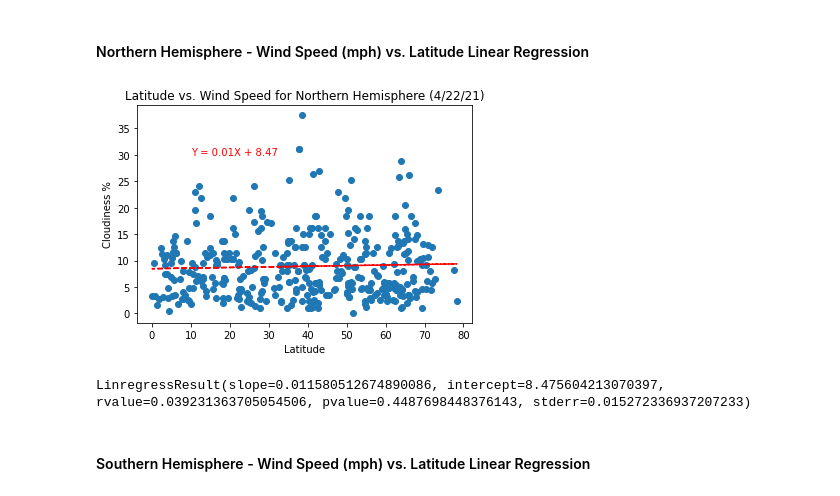
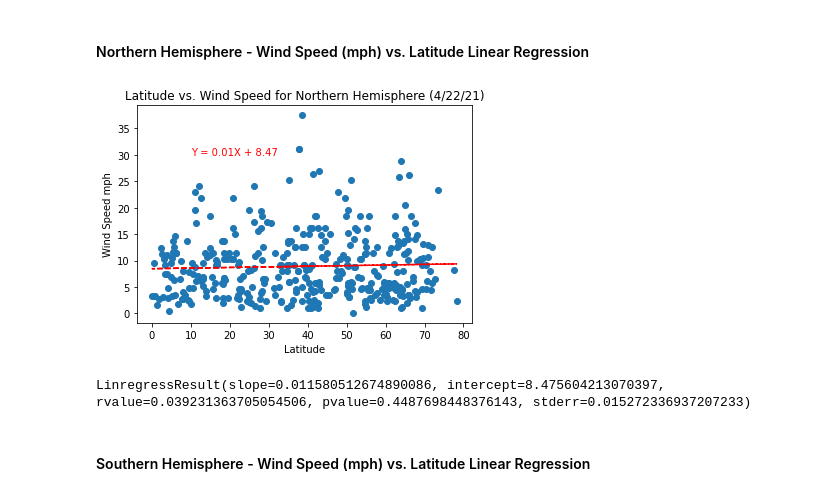
Before and after one commit to jconcha56429/python-api-challenge, a Jupyter notebook: WeatherPy/WeatherPy.ipynb, the cells around one changed output. Saved outputs shown, nothing was run; the diff lists cells and outputs as text; code cells hidden in the pictures.

```diff
--- a/WeatherPy/WeatherPy.ipynb
+++ b/WeatherPy/WeatherPy.ipynb
@@ -374,17 +357,17 @@ LinregressResult(slope=0.145072938467941, intercept=58.4066364038976, rvalue=0.0
 # %%
 n_wspeed = north_hemi.iloc[:,6]
 vc_slope, vc_int, vc_r, vc_p, vc_std_err = linregress(n_lat, n_wspeed)
 vc_fit = vc_slope * n_lat + vc_int
 plt.scatter(n_lat,n_wspeed)
 plt.plot(n_lat,vc_fit,'--',color='red')
 plt.title('Latitude vs. Wind Speed for Northern Hemisphere (4/22/21)')
 plt.text(10,30,'Y = 0.01X + 8.47',color = 'red')
 plt.xlabel('Latitude')
-plt.ylabel('Cloudiness %')
+plt.ylabel('Wind Speed mph')
 plt.show()
 linregress(n_lat,n_wspeed)
 # %% [output]
-[figure, old version]
+[figure, new version]
 LinregressResult(slope=0.011580512674890086, intercept=8.475604213070397, rvalue=0.039231363705054506, pvalue=0.4487698448376143, stderr=0.015272336937207233)
 # %% [markdown]
 ####  Southern Hemisphere - Wind Speed (mph) vs. Latitude Linear Regression
```
Also changed, not shown: parts of 2 cells of this notebook, 2 other files.
